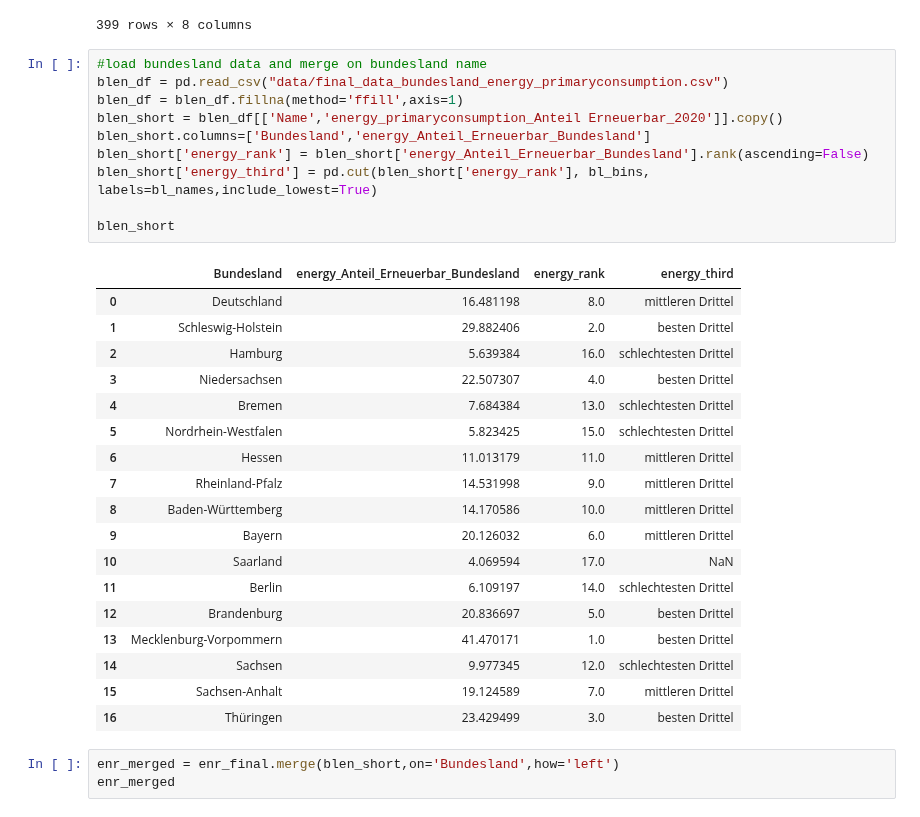
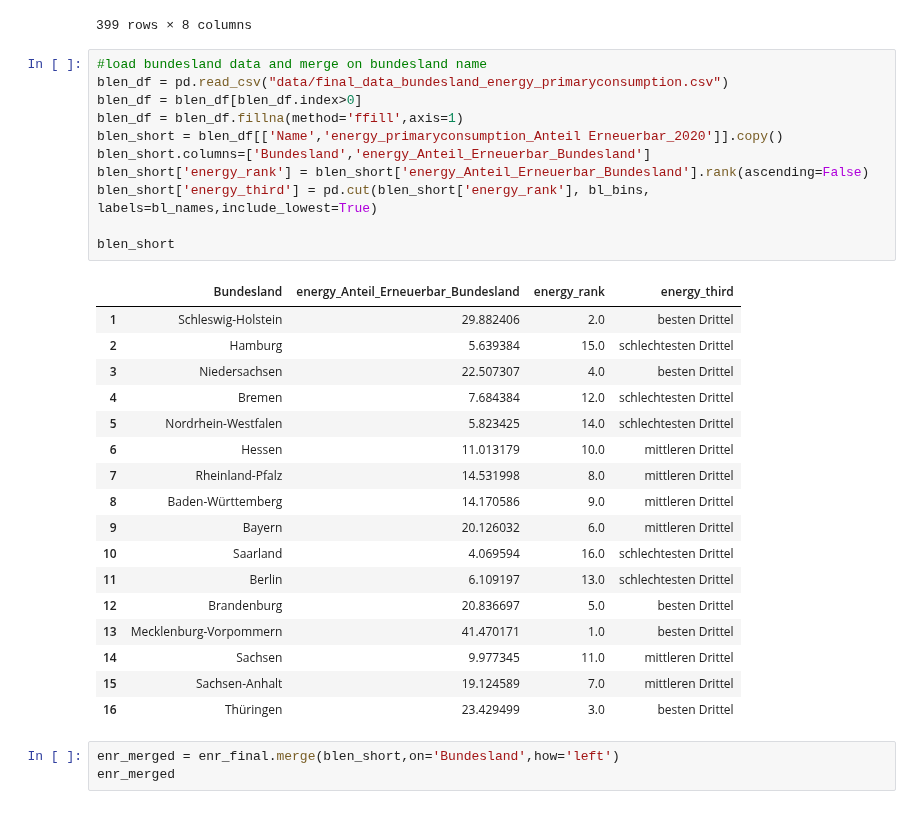
Before and after one commit to uclab-potsdam/klimataz, a Jupyter notebook: data/energy/final_ranking_energy.ipynb, the cells around one changed output. Saved outputs shown, nothing was run; the diff lists cells and outputs as text.

```diff
--- a/data/energy/final_ranking_energy.ipynb
+++ b/data/energy/final_ranking_energy.ipynb
@@ -193,30 +193,30 @@ enr_final
 # %%
 #load bundesland data and merge on bundesland name
 blen_df = pd.read_csv("data/final_data_bundesland_energy_primaryconsumption.csv")
+blen_df = blen_df[blen_df.index>0]
 blen_df = blen_df.fillna(method='ffill',axis=1)
 blen_short = blen_df[['Name','energy_primaryconsumption_Anteil Erneuerbar_2020']].copy()
 blen_short.columns=['Bundesland','energy_Anteil_Erneuerbar_Bundesland']
 blen_short['energy_rank'] = blen_short['energy_Anteil_Erneuerbar_Bundesland'].rank(ascending=False)
 blen_short['energy_third'] = pd.cut(blen_short['energy_rank'], bl_bins, labels=bl_names,include_lowest=True)
 
 blen_short
 # %% [output]
 |  | Bundesland | energy_Anteil_Erneuerbar_Bundesland | energy_rank | energy_third |
-| 0 | Deutschland | 16.481198 | 8.0 | mittleren Drittel |
 | 1 | Schleswig-Holstein | 29.882406 | 2.0 | besten Drittel |
-| 2 | Hamburg | 5.639384 | 16.0 | schlechtesten Drittel |
+| 2 | Hamburg | 5.639384 | 15.0 | schlechtesten Drittel |
 | 3 | Niedersachsen | 22.507307 | 4.0 | besten Drittel |
-| 4 | Bremen | 7.684384 | 13.0 | schlechtesten Drittel |
-| 5 | Nordrhein-Westfalen | 5.823425 | 15.0 | schlechtesten Drittel |
-| 6 | Hessen | 11.013179 | 11.0 | mittleren Drittel |
-| 7 | Rheinland-Pfalz | 14.531998 | 9.0 | mittleren Drittel |
-| 8 | Baden-Württemberg | 14.170586 | 10.0 | mittleren Drittel |
+| 4 | Bremen | 7.684384 | 12.0 | schlechtesten Drittel |
+| 5 | Nordrhein-Westfalen | 5.823425 | 14.0 | schlechtesten Drittel |
+| 6 | Hessen | 11.013179 | 10.0 | mittleren Drittel |
+| 7 | Rheinland-Pfalz | 14.531998 | 8.0 | mittleren Drittel |
+| 8 | Baden-Württemberg | 14.170586 | 9.0 | mittleren Drittel |
 | 9 | Bayern | 20.126032 | 6.0 | mittleren Drittel |
-| 10 | Saarland | 4.069594 | 17.0 | NaN |
-| 11 | Berlin | 6.109197 | 14.0 | schlechtesten Drittel |
+| 10 | Saarland | 4.069594 | 16.0 | schlechtesten Drittel |
+| 11 | Berlin | 6.109197 | 13.0 | schlechtesten Drittel |
 | 12 | Brandenburg | 20.836697 | 5.0 | besten Drittel |
 | 13 | Mecklenburg-Vorpommern | 41.470171 | 1.0 | besten Drittel |
-| 14 | Sachsen | 9.977345 | 12.0 | schlechtesten Drittel |
+| 14 | Sachsen | 9.977345 | 11.0 | mittleren Drittel |
 | 15 | Sachsen-Anhalt | 19.124589 | 7.0 | mittleren Drittel |
 | 16 | Thüringen | 23.429499 | 3.0 | besten Drittel |
 # %%
```
Also changed, not shown: 5 other files.
